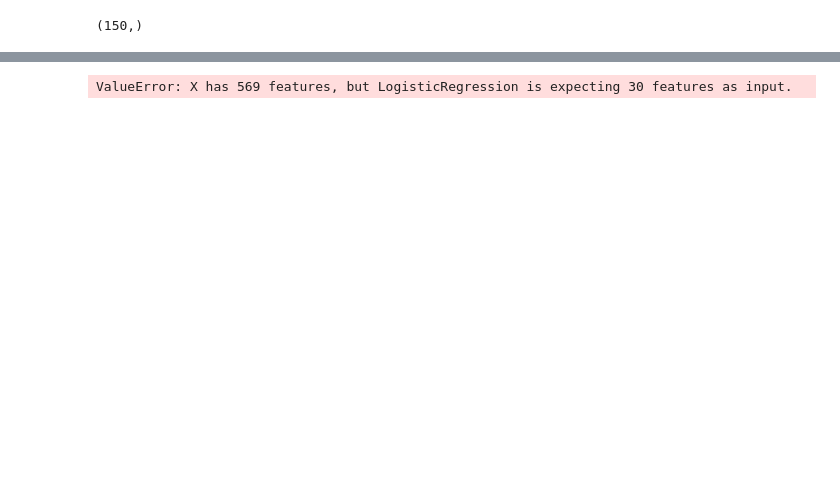
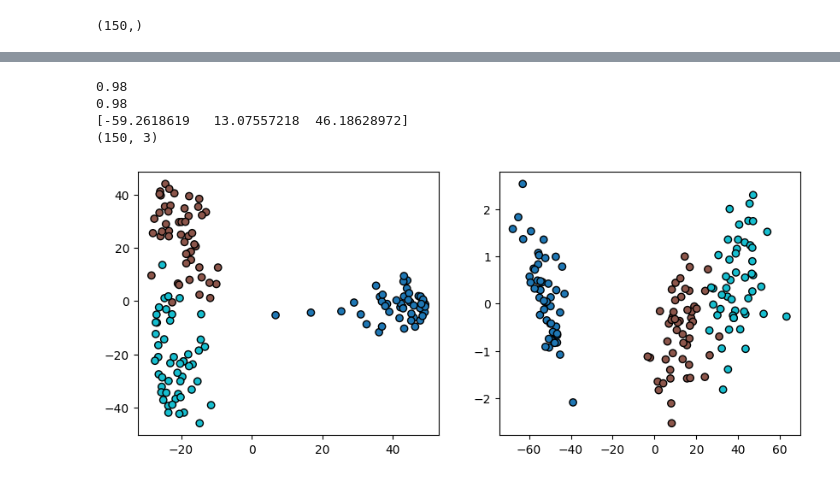
Before and after one commit to scikit-learn-contrib/scikit-matter, a Jupyter notebook: examples/pcovc/test_notebook.ipynb, the cells around one changed output, grey strips where cells are left out. Saved outputs shown, nothing was run; the diff lists cells and outputs as text; code cells hidden in the pictures; blank space fills up the shorter version.

```diff
--- a/examples/pcovc/test_notebook.ipynb
+++ b/examples/pcovc/test_notebook.ipynb
@@ -91,40 +91,43 @@ axis2.scatter(X_fs[:, 0], X_fs[:, 1], c=y)
 # %%
 from sklearn.calibration import LinearSVC
-from sklearn.linear_model import Perceptron, RidgeClassifier
+from sklearn.linear_model import Perceptron, RidgeClassifier, SGDClassifier
 from sklearn.svm import SVC
 from src.skmatter.decomposition.kernel_pcovc_new import KernelPCovC
 from sklearn.metrics import accuracy_score
 
-classifier = LogisticRegression()
-classifier.fit(X_scaled, y)
-model = KernelPCovC(mixing=0.5, kernel="linear", classifier=classifier, n_components=2)
+classifier = Perceptron()
+model = KernelPCovC(mixing=0.5, kernel="rbf", classifier=classifier, n_components=2)
 model.fit(X_scaled, y)
 T = model.transform(X_scaled)
 y_pred = model.predict(X_scaled)
 print(accuracy_score(y, y_pred))
 
 model2 = PCovC(mixing=0.5, classifier=LinearDiscriminantAnalysis(), n_components=2)
 model2.fit(X_scaled, y)
 T_2 = model2.transform(X_scaled)
 y_pred_2 = model2.predict(X_scaled)
 print(accuracy_score(y, y_pred_2))
 print(model2.decision_function(X_scaled)[100])
 fig, (axis1, axis2) = plt.subplots(1, 2, figsize=(10,4))
 axis1.scatter(T[:, 0], T[:, 1], c=y)
 axis2.scatter(T_2[:, 0], T_2[:, 1], c=y)
 # DecisionBoundaryDisplay.from_estimator(
 #           estimator=model.classifier_,
 #           X=T,
 #           ax=axis1,
 #           #eps=1,
 #           response_method="predict",
 #      )
 
 svc = SVC()
 svc.fit(X_scaled, y)
 print(svc.decision_function(X_scaled).shape)
 # %% [output]
-ValueError: X has 569 features, but LogisticRegression is expecting 30 features as input.
+0.98
+0.98
+[-59.2618619   13.07557218  46.18628972]
+(150, 3)
+[figure, added]
 # %%
 classifier = LogisticRegression()
 classifier.fit(X_scaled, y)
```
Also changed, not shown: parts of 6 cells of this notebook, 16 other files.
